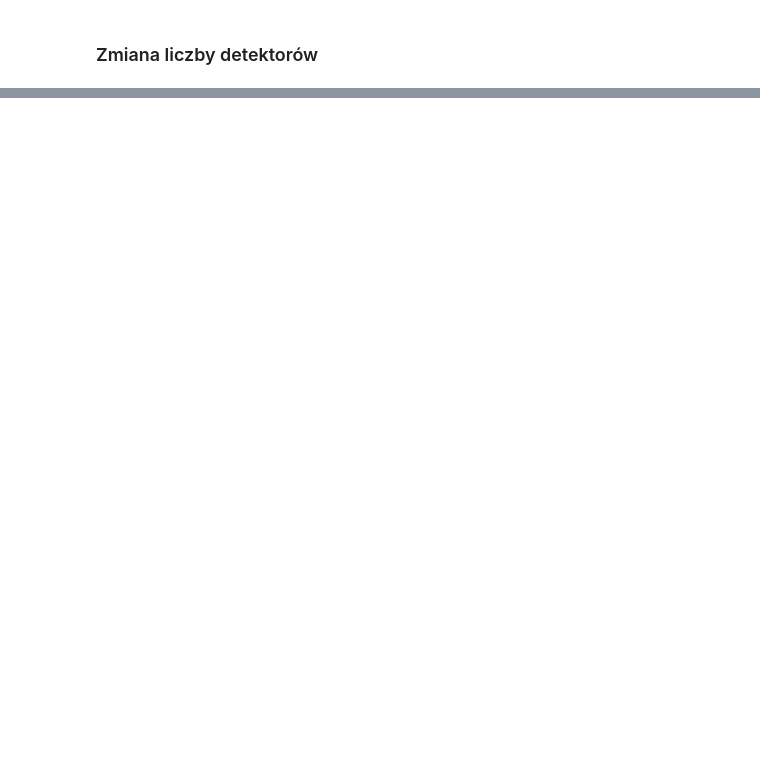
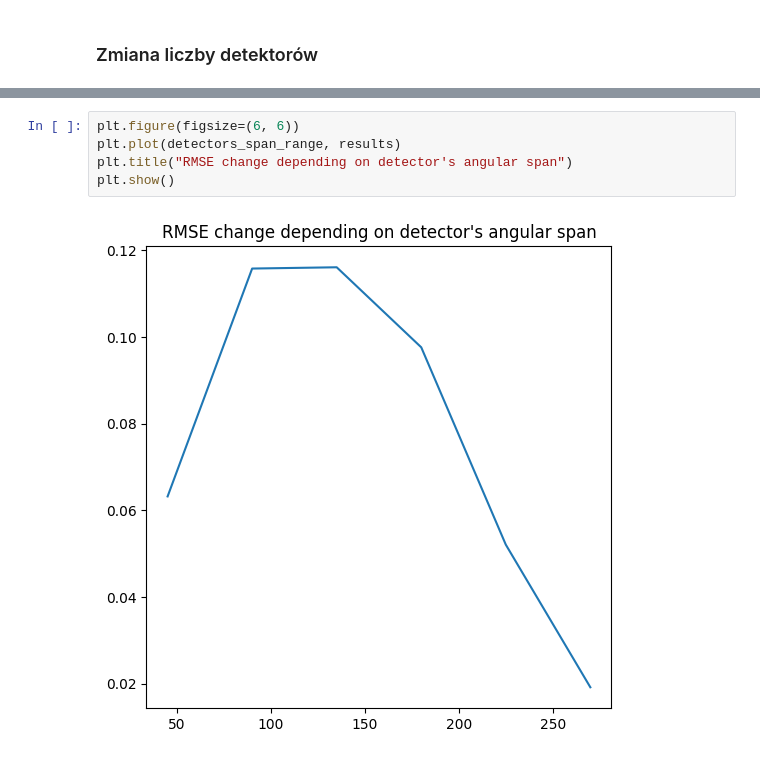
Before and after one commit to zielonyogor/Tomograph, a Jupyter notebook: main.ipynb, the cells around one changed output, grey strips where cells are left out. Drawn from its saved outputs; the diff is of its cells as text; blank space fills up the shorter version.

```diff
--- a/main.ipynb
+++ b/main.ipynb
@@ -574,0 +635,7 @@ plt.show()
+# %%
+plt.figure(figsize=(6, 6))
+plt.plot(detectors_span_range, results)
+plt.title("RMSE change depending on detector's angular span")
+plt.show()
+# %% [output]
+[figure, added]
```
Also changed, not shown: parts of 14 cells of this notebook, 5 other files.
